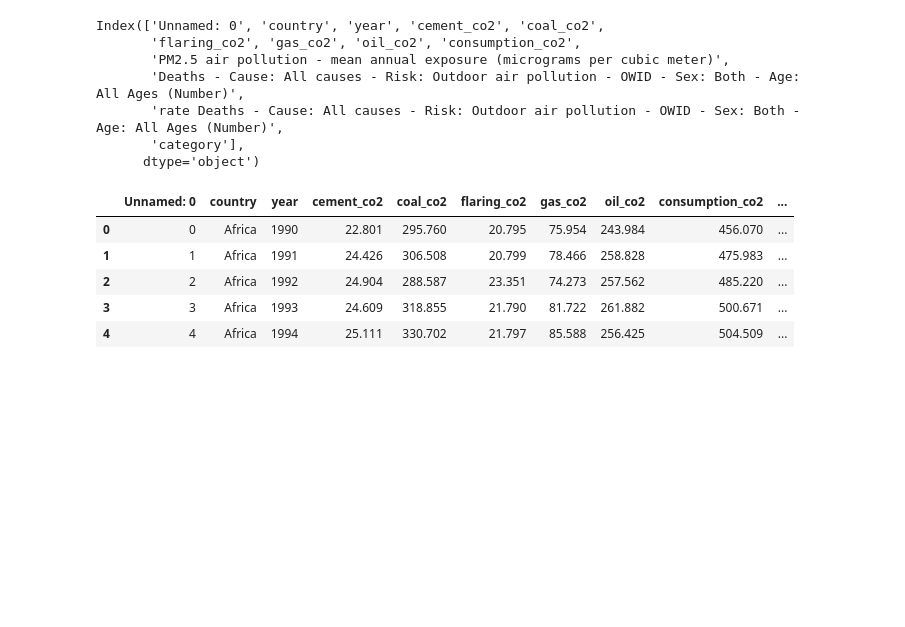
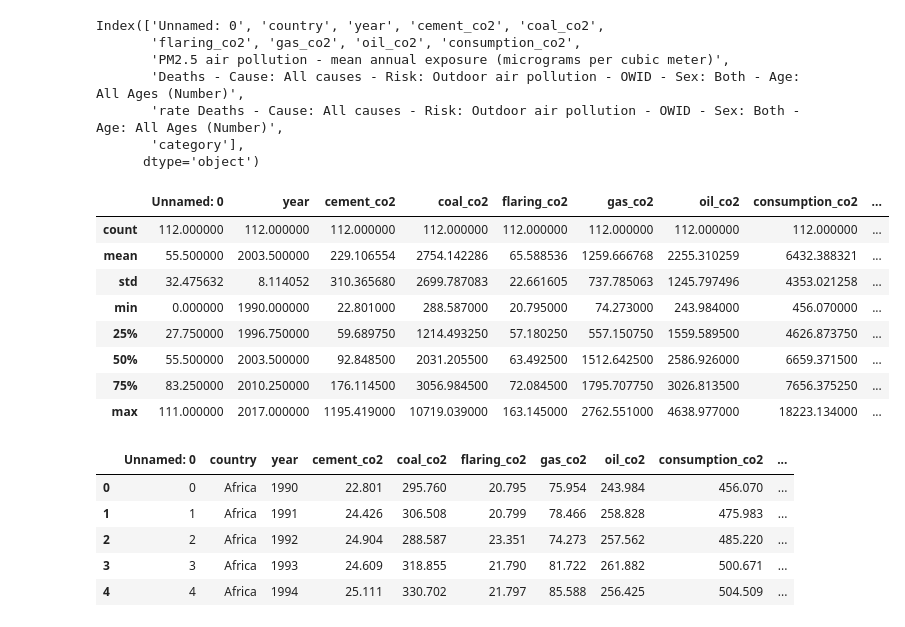
Before and after one commit to larsuzh/datascience, a Jupyter notebook: rf - Kopie - abs.ipynb, the cells around one changed output. Saved outputs shown, nothing was run; the diff lists cells and outputs as text; code cells hidden in the pictures; blank space fills up the shorter version.

```diff
--- a/rf - Kopie - abs.ipynb
+++ b/rf - Kopie - abs.ipynb
@@ -24,3 +24,15 @@ Index(['Unnamed: 0', 'country', 'year', 'cement_co2', 'coal_co2',
        'rate Deaths - Cause: All causes - Risk: Outdoor air pollution - OWID - Sex: Both - Age: All Ages (Number)',
        'category'],
       dtype='object')
+# %%
+df.describe()
+# %% [output]
+|  | Unnamed: 0 | year | cement_co2 | coal_co2 | flaring_co2 | gas_co2 | oil_co2 | consumption_co2 | ... |
+| count | 112.000000 | 112.000000 | 112.000000 | 112.000000 | 112.000000 | 112.000000 | 112.000000 | 112.000000 | ... |
+| mean | 55.500000 | 2003.500000 | 229.106554 | 2754.142286 | 65.588536 | 1259.666768 | 2255.310259 | 6432.388321 | ... |
+| std | 32.475632 | 8.114052 | 310.365680 | 2699.787083 | 22.661605 | 737.785063 | 1245.797496 | 4353.021258 | ... |
+| min | 0.000000 | 1990.000000 | 22.801000 | 288.587000 | 20.795000 | 74.273000 | 243.984000 | 456.070000 | ... |
+| 25% | 27.750000 | 1996.750000 | 59.689750 | 1214.493250 | 57.180250 | 557.150750 | 1559.589500 | 4626.873750 | ... |
+| 50% | 55.500000 | 2003.500000 | 92.848500 | 2031.205500 | 63.492500 | 1512.642500 | 2586.926000 | 6659.371500 | ... |
+| 75% | 83.250000 | 2010.250000 | 176.114500 | 3056.984500 | 72.084500 | 1795.707750 | 3026.813500 | 7656.375250 | ... |
+| max | 111.000000 | 2017.000000 | 1195.419000 | 10719.039000 | 163.145000 | 2762.551000 | 4638.977000 | 18223.134000 | ... |
```
Also changed, not shown: parts of 6 cells of this notebook, 5 other files.
